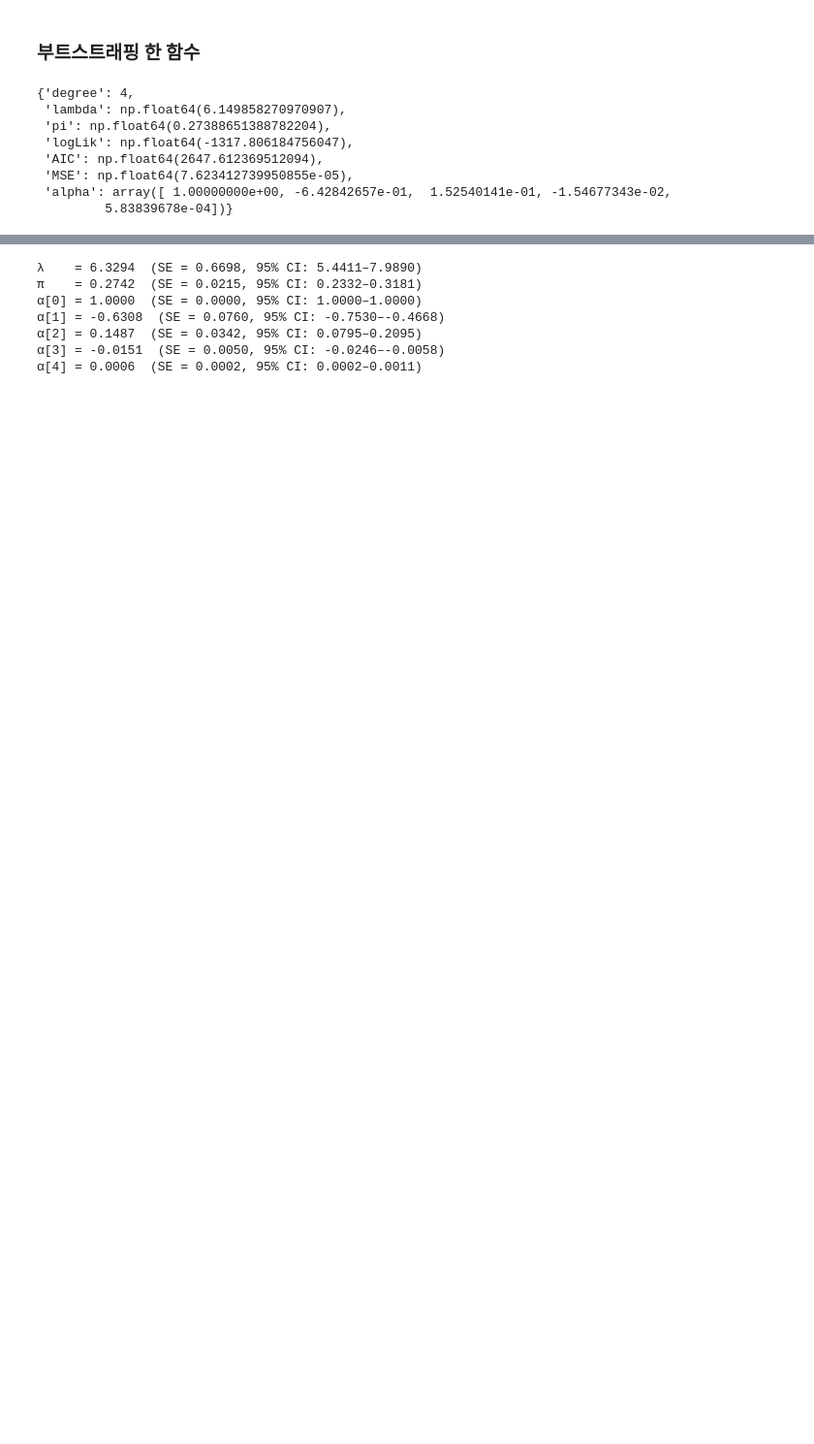
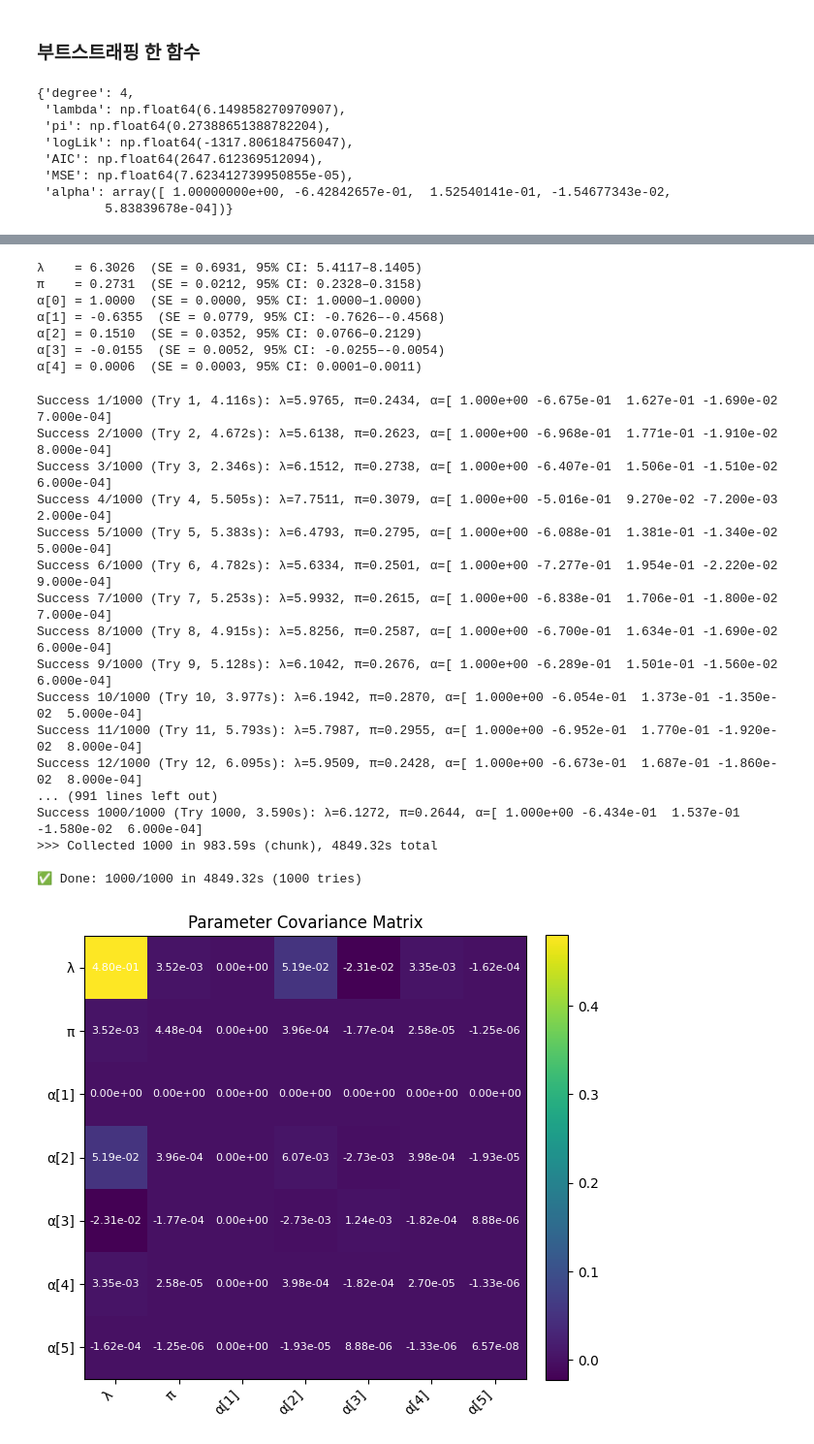
Before and after one commit to zongseung/statistic, a Jupyter notebook: zPAP/zPAP_multimodal.ipynb, the cells around one changed output, grey strips where cells are left out. Shown: that part at 97% size. Saved outputs shown, nothing was run; the diff lists cells and outputs as text; code cells hidden in the pictures; blank space fills up the shorter version.

```diff
--- a/zPAP/zPAP_multimodal.ipynb
+++ b/zPAP/zPAP_multimodal.ipynb
@@ -943,9 +1001,9 @@ import numpy as np
 import matplotlib.pyplot as plt
 
 # Assuming boot_res is already computed
-lams = boot_res['lambda']
-pis = boot_res['pi']
-alphas = boot_res['alpha']  # shape = (B, alpha_len)
+lams = res['lambda']
+pis = res['pi']
+alphas = res['alpha']  # shape = (B, alpha_len)
 
 # Create 1x2 grid for Lambda and Pi
 fig1, axs1 = plt.subplots(1, 2, figsize=(12, 4))
@@ -994,9 +1052,9 @@ plt.show()
 import numpy as np
 
 # assume boot_res has keys 'lambda', 'pi', 'alpha'
-lam_samps   = boot_res['lambda']      # shape (B,)
-pi_samps    = boot_res['pi']          # shape (B,)
-alpha_samps = boot_res['alpha']       # shape (B, L)
+lam_samps   = res['lambda']      # shape (B,)
+pi_samps    = res['pi']          # shape (B,)
+alpha_samps = res['alpha']       # shape (B, L)
 B = len(lam_samps)
 
 # λ summary
@@ -1024,10 +1082,10 @@ for j in range(alpha_mean.size):
     lo, hi = alpha_ci[:, j]
     print(f"α[{j}] = {alpha_mean[j]:.4f}  (SE = {alpha_se[j]:.4f}, 95% CI: {lo:.4f}–{hi:.4f})")
 # %% [output]
-λ    = 6.3294  (SE = 0.6698, 95% CI: 5.4411–7.9890)
-π    = 0.2742  (SE = 0.0215, 95% CI: 0.2332–0.3181)
+λ    = 6.3026  (SE = 0.6931, 95% CI: 5.4117–8.1405)
+π    = 0.2731  (SE = 0.0212, 95% CI: 0.2328–0.3158)
 α[0] = 1.0000  (SE = 0.0000, 95% CI: 1.0000–1.0000)
-α[1] = -0.6308  (SE = 0.0760, 95% CI: -0.7530–-0.4668)
-α[2] = 0.1487  (SE = 0.0342, 95% CI: 0.0795–0.2095)
-α[3] = -0.0151  (SE = 0.0050, 95% CI: -0.0246–-0.0058)
-α[4] = 0.0006  (SE = 0.0002, 95% CI: 0.0002–0.0011)
+α[1] = -0.6355  (SE = 0.0779, 95% CI: -0.7626–-0.4568)
+α[2] = 0.1510  (SE = 0.0352, 95% CI: 0.0766–0.2129)
+α[3] = -0.0155  (SE = 0.0052, 95% CI: -0.0255–-0.0054)
+α[4] = 0.0006  (SE = 0.0003, 95% CI: 0.0001–0.0011)
@@ -1033,0 +1290,34 @@ for j in range(alpha_mean.size):
+# %%
+if __name__ == "__main__":
+    # 예시 데이터 및 초기값
+    init_vals = theta_init  # 모델 초기 파라미터
+    true_theta = {
+        'lambda': results[4]['lambda'],  # 실제 λ 값
+        'pi': results[4]['pi'],
+        'alpha':  results[4]['alpha']  # 실제 α 벡터
+    }
+
+    res = bootstrap_with_summary(
+        y_all, degree=4, n_boot=1000, init_theta=init_vals,
+        random_seed=42, report_interval=200,
+        true_theta=true_theta, use_z_ci=True, z_val=1.96
+    )
+# %% [output]
+Success 1/1000 (Try 1, 4.116s): λ=5.9765, π=0.2434, α=[ 1.000e+00 -6.675e-01  1.627e-01 -1.690e-02  7.000e-04]
+Success 2/1000 (Try 2, 4.672s): λ=5.6138, π=0.2623, α=[ 1.000e+00 -6.968e-01  1.771e-01 -1.910e-02  8.000e-04]
+Success 3/1000 (Try 3, 2.346s): λ=6.1512, π=0.2738, α=[ 1.000e+00 -6.407e-01  1.506e-01 -1.510e-02  6.000e-04]
+Success 4/1000 (Try 4, 5.505s): λ=7.7511, π=0.3079, α=[ 1.000e+00 -5.016e-01  9.270e-02 -7.200e-03  2.000e-04]
+Success 5/1000 (Try 5, 5.383s): λ=6.4793, π=0.2795, α=[ 1.000e+00 -6.088e-01  1.381e-01 -1.340e-02  5.000e-04]
+Success 6/1000 (Try 6, 4.782s): λ=5.6334, π=0.2501, α=[ 1.000e+00 -7.277e-01  1.954e-01 -2.220e-02  9.000e-04]
+Success 7/1000 (Try 7, 5.253s): λ=5.9932, π=0.2615, α=[ 1.000e+00 -6.838e-01  1.706e-01 -1.800e-02  7.000e-04]
+Success 8/1000 (Try 8, 4.915s): λ=5.8256, π=0.2587, α=[ 1.000e+00 -6.700e-01  1.634e-01 -1.690e-02  6.000e-04]
+Success 9/1000 (Try 9, 5.128s): λ=6.1042, π=0.2676, α=[ 1.000e+00 -6.289e-01  1.501e-01 -1.560e-02  6.000e-04]
+Success 10/1000 (Try 10, 3.977s): λ=6.1942, π=0.2870, α=[ 1.000e+00 -6.054e-01  1.373e-01 -1.350e-02  5.000e-04]
+Success 11/1000 (Try 11, 5.793s): λ=5.7987, π=0.2955, α=[ 1.000e+00 -6.952e-01  1.770e-01 -1.920e-02  8.000e-04]
+Success 12/1000 (Try 12, 6.095s): λ=5.9509, π=0.2428, α=[ 1.000e+00 -6.673e-01  1.687e-01 -1.860e-02  8.000e-04]
+... (991 lines left out)
+Success 1000/1000 (Try 1000, 3.590s): λ=6.1272, π=0.2644, α=[ 1.000e+00 -6.434e-01  1.537e-01 -1.580e-02  6.000e-04]
+>>> Collected 1000 in 983.59s (chunk), 4849.32s total
+
+✅ Done: 1000/1000 in 4849.32s (1000 tries)
+[figure, added]
```
Also changed, not shown: parts of 15 cells of this notebook, 1 other file.
